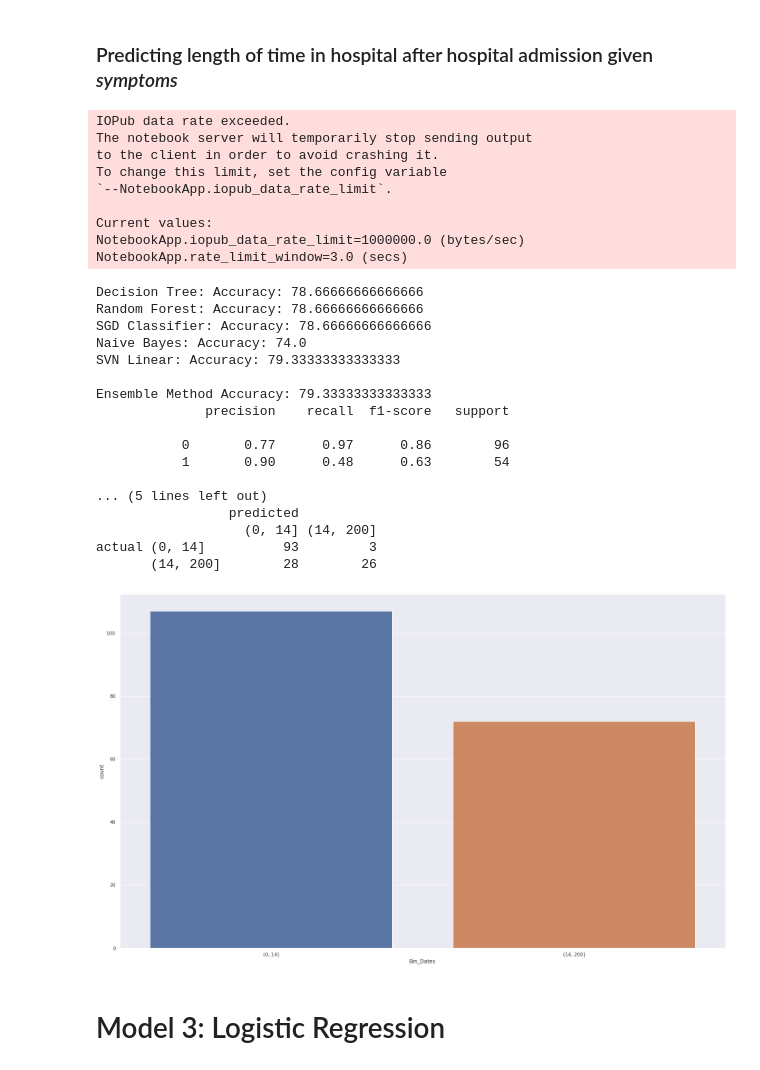
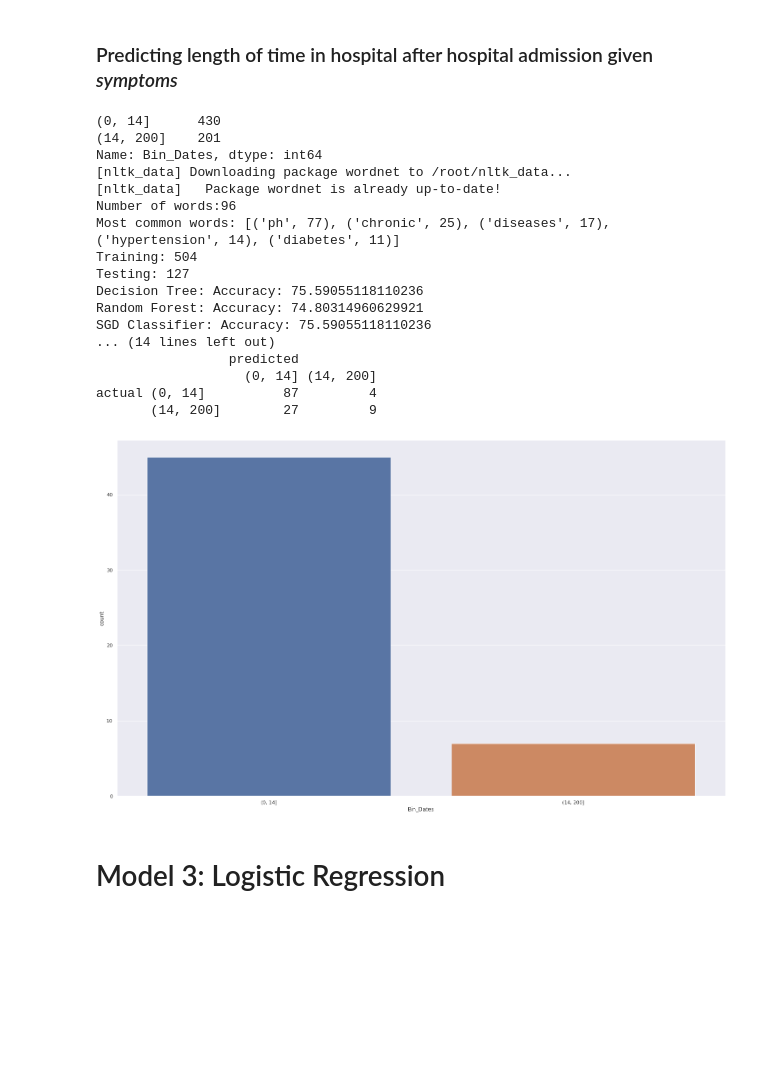
Before and after one commit to PrincessAllotey/DSC-500-Final-Project, a Jupyter notebook: dsc_500_princess_allotey_Version_2.ipynb, the cells around one changed output. Drawn from its saved outputs; the diff is of its cells as text; code cells hidden in the pictures; blank space fills up the shorter version.

```diff
--- a/dsc_500_princess_allotey_Version_2.ipynb
+++ b/dsc_500_princess_allotey_Version_2.ipynb
@@ -964,7 +937,8 @@ def nltk_func3(target, feature, Up_to_Day_Fourteen, Up_to_Day_Three_Hundred):
                 columns = [["predicted", "predicted"],[Up_to_Day_Fourteen, Up_to_Day_Three_Hundred]]))
     return
 # %%
-patientdata_dates = patientdata.copy()
+patientdata_dates = patientdata2.copy()
+# patientdata_dates = patientdata.copy() #changed from this to above :)
 patientdata_dates = patientdata_dates[["date_onset_symptoms","date_death_or_discharge","additional_information","outcome"]]
 patientdata_dates.dropna(inplace=True) #drop null rows
 # patientdata_dates["outcome"].value_counts() #some of these people eventually died and some eventually recovered
@@ -1041,61 +1006,53 @@ actual (0, 14]          85         2
 # %% [markdown]
 ### Predicting length of time in hospital after hospital admission given _symptoms_
 # %%
-patientdata_dates = patientdata.copy()
+patientdata_dates = patientdata2.copy()
+# patientdata_dates = patientdata.copy() #changed this to above code :)
 patientdata_dates = patientdata_dates[["date_admission_hospital","date_death_or_discharge","additional_information"]]
 patientdata_dates.dropna(inplace=True) #drop null rows
 # patientdata_dates["outcome"].value_counts() #some of these people eventually died and a larger numbr eventually recovered
 
 #change "." to "\"
 patientdata_dates["date_admission_hospital"] = patientdata_dates["date_admission_hospital"].str.replace('.', '/')
 patientdata_dates["date_death_or_discharge"] = patientdata_dates["date_death_or_discharge"].str.replace('.', '/')
 #convert to datetime
 patientdata_dates['date_admission_hospital'] =  pd.to_datetime(
     patientdata_dates['date_admission_hospital'], format='%d/%m/%Y')
 patientdata_dates['date_death_or_discharge'] =  pd.to_datetime(
     patientdata_dates['date_death_or_discharge'], format='%d/%m/%Y')
 #difference between dates
 patientdata_dates["Difference between dates"] = patientdata_dates["date_death_or_discharge"] - patientdata_dates["date_admission_hospital"]
 #convert days to integers
 patientdata_dates['Difference between dates'] = patientdata_dates['Difference between dates'].dt.days.astype('int16')
 # bin dates
 patientdata_dates['Bin_Dates'] = pd.cut(x=patientdata_dates['Difference between dates'],
                                                   bins=np.array([0,14, 200]))
 #sns countplot
 ax = sns.countplot(x="Bin_Dates",data=patientdata_dates)
 patientdata_dates.Bin_Dates.value_counts()
 patientdata_hosp_disch = patientdata_dates[["Bin_Dates"]]
 
 nltk_func3(nltk_df["Bin_Dates"],nltk_df["additional_information"],
           '(0, 14]','(14, 200]')
 # %% [output]
-IOPub data rate exceeded.
-The notebook server will temporarily stop sending output
-to the client in order to avoid crashing it.
-To change this limit, set the config variable
-`--NotebookApp.iopub_data_rate_limit`.
-
-Current values:
-NotebookApp.iopub_data_rate_limit=1000000.0 (bytes/sec)
-NotebookApp.rate_limit_window=3.0 (secs)
+(0, 14]      430
+(14, 200]    201
+Name: Bin_Dates, dtype: int64
+[nltk_data] Downloading package wordnet to /root/nltk_data...
+[nltk_data]   Package wordnet is already up-to-date!
+Number of words:96
+Most common words: [('ph', 77), ('chronic', 25), ('diseases', 17), ('hypertension', 14), ('diabetes', 11)]
+Training: 504
+Testing: 127
+Decision Tree: Accuracy: 75.59055118110236
+Random Forest: Accuracy: 74.80314960629921
+SGD Classifier: Accuracy: 75.59055118110236
+... (14 lines left out)
+                 predicted
+                   (0, 14] (14, 200]
+actual (0, 14]          87         4
+       (14, 200]        27         9
-Decision Tree: Accuracy: 78.66666666666666
-Random Forest: Accuracy: 78.66666666666666
-SGD Classifier: Accuracy: 78.66666666666666
-Naive Bayes: Accuracy: 74.0
-SVN Linear: Accuracy: 79.33333333333333
-
-Ensemble Method Accuracy: 79.33333333333333
-              precision    recall  f1-score   support
-
-           0       0.77      0.97      0.86        96
-           1       0.90      0.48      0.63        54
-
-... (5 lines left out)
-                 predicted
-                   (0, 14] (14, 200]
-actual (0, 14]          93         3
-       (14, 200]        28        26
-[figure, old version]
+[figure, new version]
 # %% [markdown]
 # Model 3: Logistic Regression
 # %% [markdown]
```
Also changed, not shown: parts of 26 cells of this notebook.
